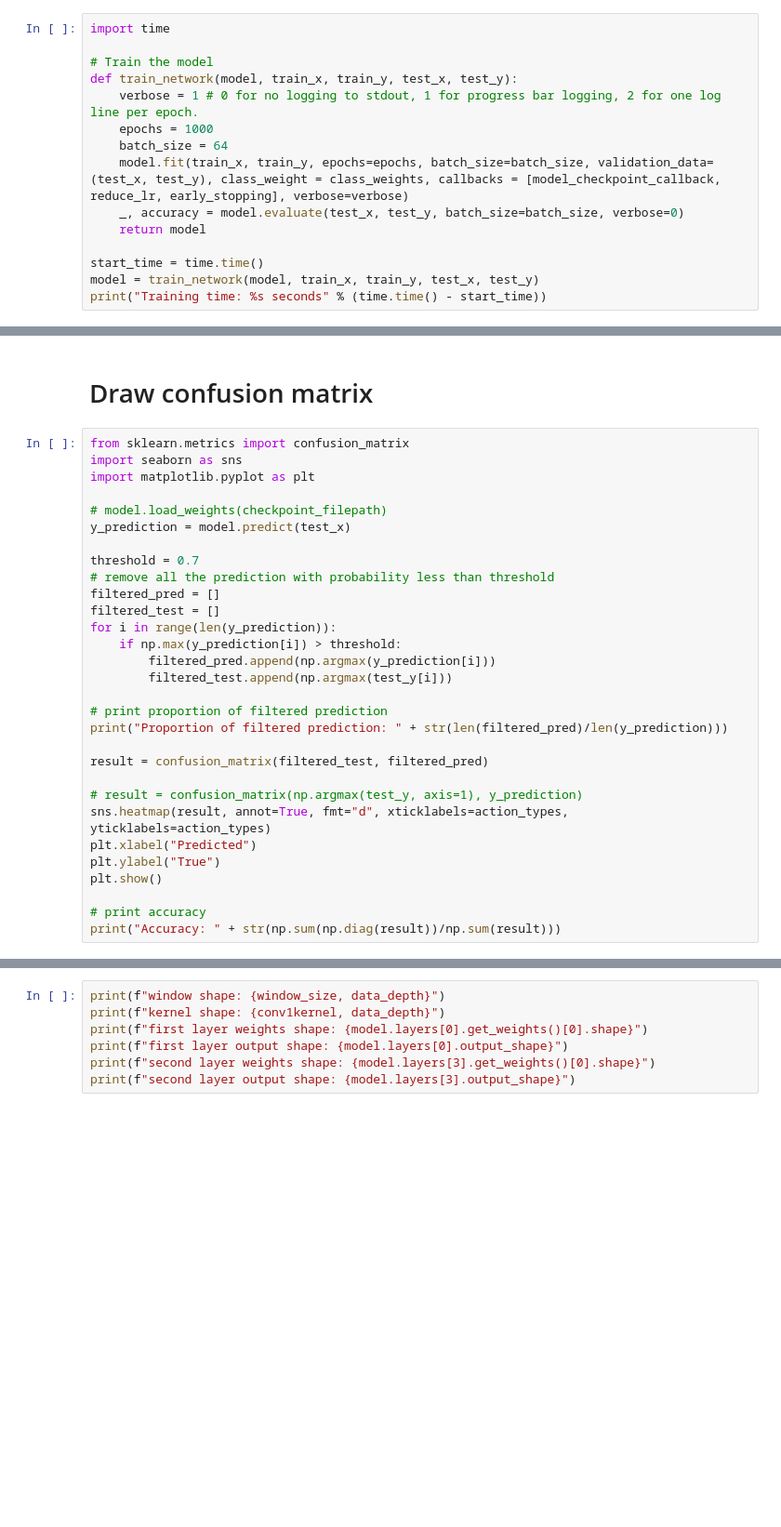
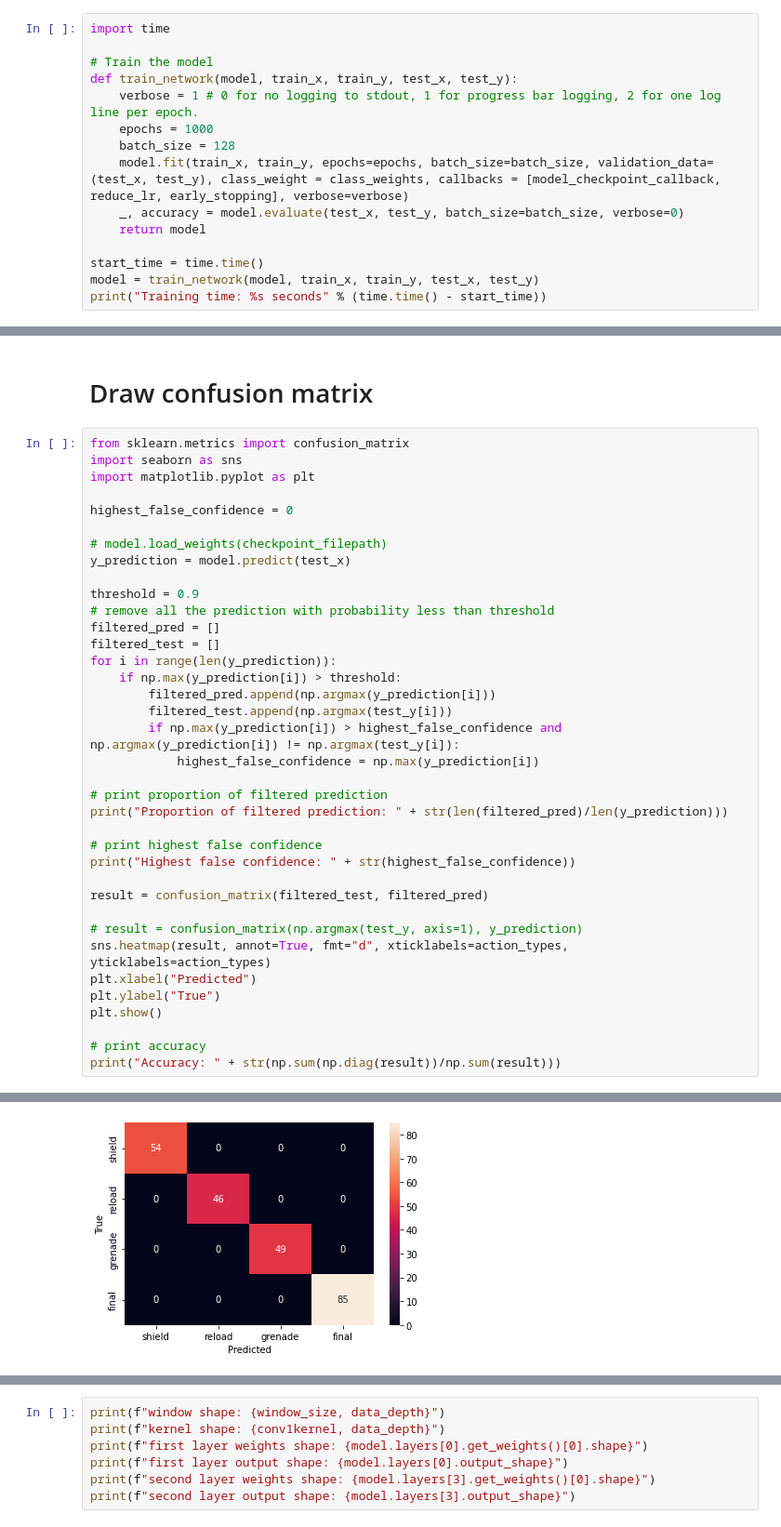
Before and after one commit to yuejunfeng0909/CG4002_CNN_Model, a Jupyter notebook: CNN.ipynb, the cells around one changed output, grey strips where cells are left out. Shown at 93% size. Saved outputs shown, nothing was run; the diff lists cells and outputs as text; blank space fills up the shorter version.

```diff
--- a/CNN.ipynb
+++ b/CNN.ipynb
@@ -178,7 +222,7 @@ import time
 def train_network(model, train_x, train_y, test_x, test_y):
     verbose = 1 # 0 for no logging to stdout, 1 for progress bar logging, 2 for one log line per epoch.
     epochs = 1000
-    batch_size = 64
+    batch_size = 128
     model.fit(train_x, train_y, epochs=epochs, batch_size=batch_size, validation_data=(test_x, test_y), class_weight = class_weights, callbacks = [model_checkpoint_callback, reduce_lr, early_stopping], verbose=verbose)
     _, accuracy = model.evaluate(test_x, test_y, batch_size=batch_size, verbose=0)
     return model
@@ -193,10 +260,12 @@ from sklearn.metrics import confusion_matrix
 import seaborn as sns
 import matplotlib.pyplot as plt
 
+highest_false_confidence = 0
+
 # model.load_weights(checkpoint_filepath)
 y_prediction = model.predict(test_x)
 
-threshold = 0.7
+threshold = 0.9
 # remove all the prediction with probability less than threshold
 filtered_pred = []
 filtered_test = []
@@ -204,9 +273,14 @@ for i in range(len(y_prediction)):
     if np.max(y_prediction[i]) > threshold:
         filtered_pred.append(np.argmax(y_prediction[i]))
         filtered_test.append(np.argmax(test_y[i]))
+        if np.max(y_prediction[i]) > highest_false_confidence and np.argmax(y_prediction[i]) != np.argmax(test_y[i]):
+            highest_false_confidence = np.max(y_prediction[i])
 
 # print proportion of filtered prediction
 print("Proportion of filtered prediction: " + str(len(filtered_pred)/len(y_prediction)))
+
+# print highest false confidence
+print("Highest false confidence: " + str(highest_false_confidence))
 
 result = confusion_matrix(filtered_test, filtered_pred)
 
@@ -218,3 +292,4 @@ plt.show()
 
 # print accuracy
 print("Accuracy: " + str(np.sum(np.diag(result))/np.sum(result)))
+# %% [output]
@@ -220,0 +298 @@ print("Accuracy: " + str(np.sum(np.diag(result))/np.sum(result)))
+[figure, added]
```
Also changed, not shown: parts of 5 cells of this notebook.
